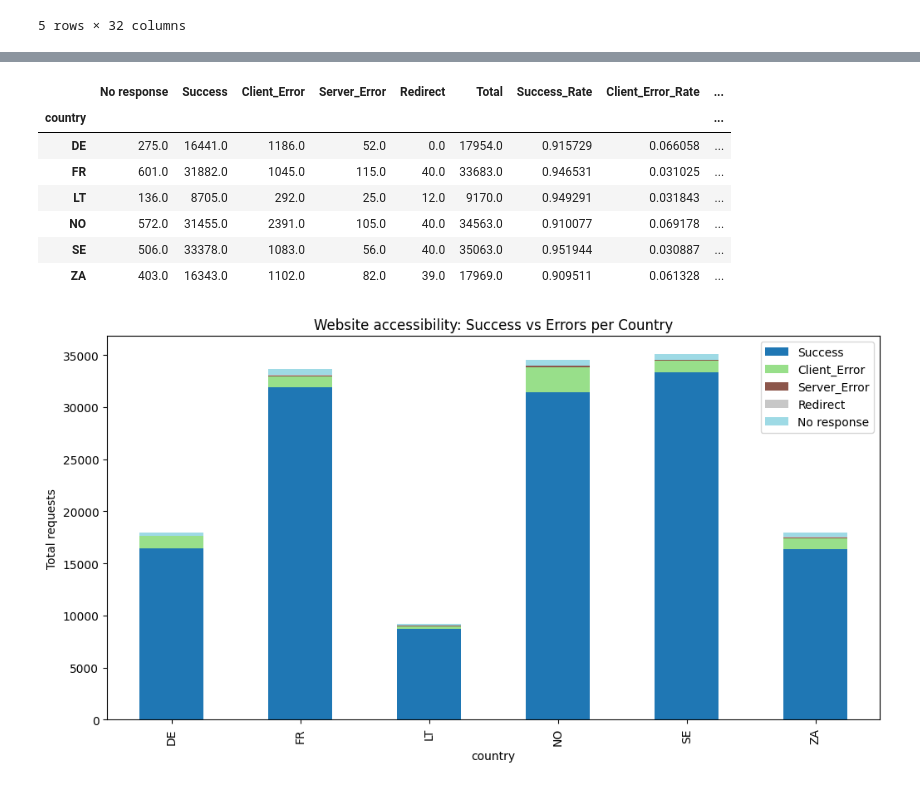
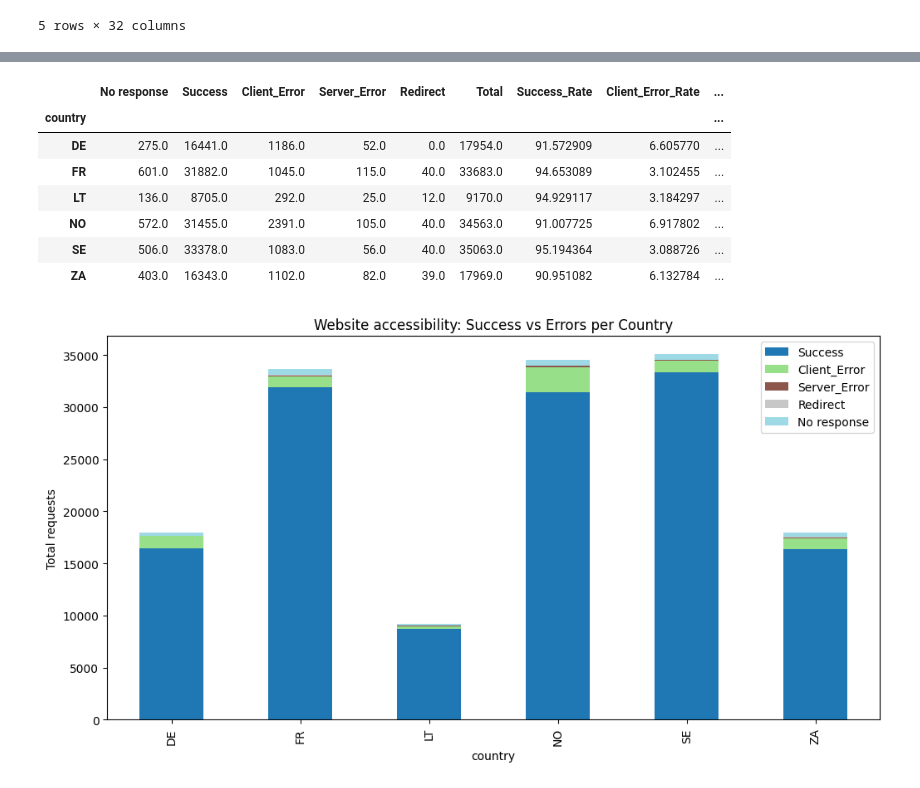
Before and after one commit to SandraMorkuniene/nord, a Jupyter notebook: NordSecurity_analysis.ipynb, the cells around one changed output, grey strips where cells are left out. Saved outputs shown, nothing was run; the diff lists cells and outputs as text; code cells hidden in the pictures.

```diff
--- a/NordSecurity_analysis.ipynb
+++ b/NordSecurity_analysis.ipynb
@@ -528,15 +527,3 @@ merged_df.head()
 | 3 | 0.0 | 4 | 0.0 | 0.0 | 0.0 | 0.0 | 0.0 | 0.0 | 0.0 | 0.0 | ... | ... |
 | 4 | 0.0 | 4 | 0.0 | 0.0 | 0.0 | 0.0 | 0.0 | 0.0 | 0.0 | 0.0 | ... | ... |
 5 rows × 32 columns
-# %%
-status_cols = [c for c in merged_df.columns if c.isdigit()]
-success_codes = ['200','202','206', '301','302']
-merged_df['Success'] = merged_df[success_codes].sum(axis=1)
-all_codes = status_cols
-merged_df['TotalChecks'] = merged_df[all_codes].sum(axis=1)
-merged_df['Success Rate'] = merged_df['Success'] /merged_df['TotalChecks']
-
-country_errors = merged_df.groupby('category')[['Success', 'TotalChecks']].sum()
-
-country_errors['Success Rate'] = country_errors['Success'] /country_errors['TotalChecks']
-country_errors
@@ -562,24 +530,24 @@ country_errors
 # %%
 country_errors = merged_df.groupby('country')[['No response','Success','Client_Error','Server_Error','Redirect']].sum()
 
 # Calculate success and error rates per country
 country_errors['Total'] = country_errors.sum(axis=1)
-country_errors['Success_Rate'] = country_errors['Success'] / country_errors['Total']
-country_errors['Client_Error_Rate'] = country_errors['Client_Error'] / country_errors['Total']
-country_errors['Server_Error_Rate'] = country_errors['Server_Error'] / country_errors['Total']
-country_errors['Redirect_Rate'] = country_errors['Redirect'] / country_errors['Total']
-country_errors['NoResponse_Rate'] = country_errors['No response'] / country_errors['Total']
+country_errors['Success_Rate'] = country_errors['Success'] / country_errors['Total']*100
+country_errors['Client_Error_Rate'] = country_errors['Client_Error'] / country_errors['Total']*100
+country_errors['Server_Error_Rate'] = country_errors['Server_Error'] / country_errors['Total']*100
+country_errors['Redirect_Rate'] = country_errors['Redirect'] / country_errors['Total']*100
+country_errors['NoResponse_Rate'] = country_errors['No response'] / country_errors['Total']*100
 
 country_errors
 # %% [output]
 |  | No response | Success | Client_Error | Server_Error | Redirect | Total | Success_Rate | Client_Error_Rate | ... |
 | country |  |  |  |  |  |  |  |  | ... |
-| DE | 275.0 | 16441.0 | 1186.0 | 52.0 | 0.0 | 17954.0 | 0.915729 | 0.066058 | ... |
-| FR | 601.0 | 31882.0 | 1045.0 | 115.0 | 40.0 | 33683.0 | 0.946531 | 0.031025 | ... |
-| LT | 136.0 | 8705.0 | 292.0 | 25.0 | 12.0 | 9170.0 | 0.949291 | 0.031843 | ... |
-| NO | 572.0 | 31455.0 | 2391.0 | 105.0 | 40.0 | 34563.0 | 0.910077 | 0.069178 | ... |
-| SE | 506.0 | 33378.0 | 1083.0 | 56.0 | 40.0 | 35063.0 | 0.951944 | 0.030887 | ... |
-| ZA | 403.0 | 16343.0 | 1102.0 | 82.0 | 39.0 | 17969.0 | 0.909511 | 0.061328 | ... |
+| DE | 275.0 | 16441.0 | 1186.0 | 52.0 | 0.0 | 17954.0 | 91.572909 | 6.605770 | ... |
+| FR | 601.0 | 31882.0 | 1045.0 | 115.0 | 40.0 | 33683.0 | 94.653089 | 3.102455 | ... |
+| LT | 136.0 | 8705.0 | 292.0 | 25.0 | 12.0 | 9170.0 | 94.929117 | 3.184297 | ... |
+| NO | 572.0 | 31455.0 | 2391.0 | 105.0 | 40.0 | 34563.0 | 91.007725 | 6.917802 | ... |
+| SE | 506.0 | 33378.0 | 1083.0 | 56.0 | 40.0 | 35063.0 | 95.194364 | 3.088726 | ... |
+| ZA | 403.0 | 16343.0 | 1102.0 | 82.0 | 39.0 | 17969.0 | 90.951082 | 6.132784 | ... |
 # %%
 country_errors[['Success','Client_Error','Server_Error','Redirect', 'No response']].plot(
     kind='bar', stacked=True, figsize=(12,6), colormap='tab20'
```
Also changed, not shown: parts of 25 cells of this notebook.
